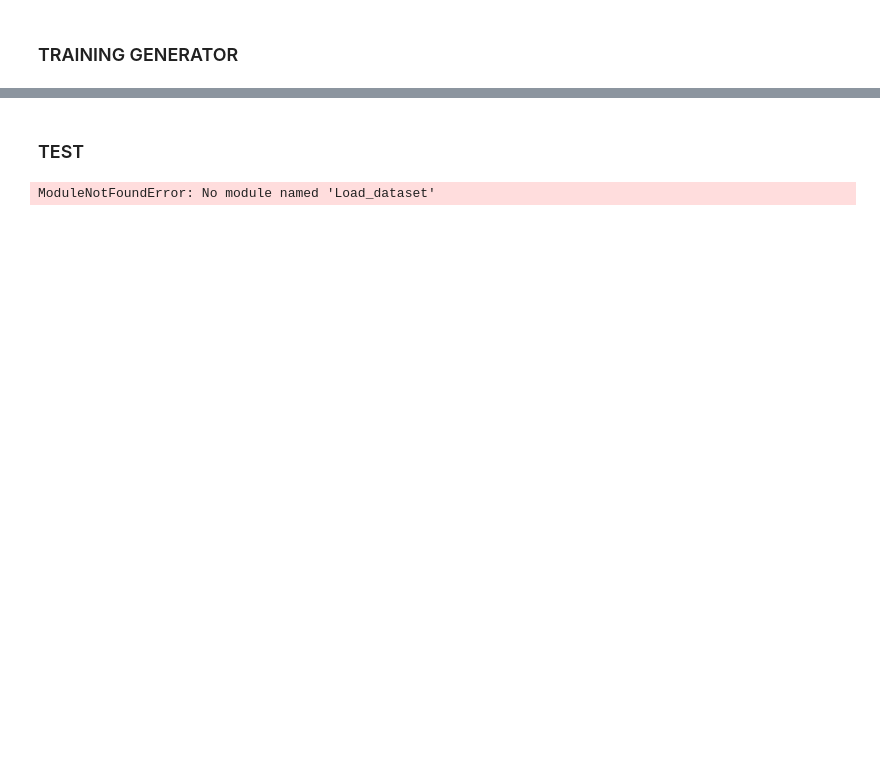
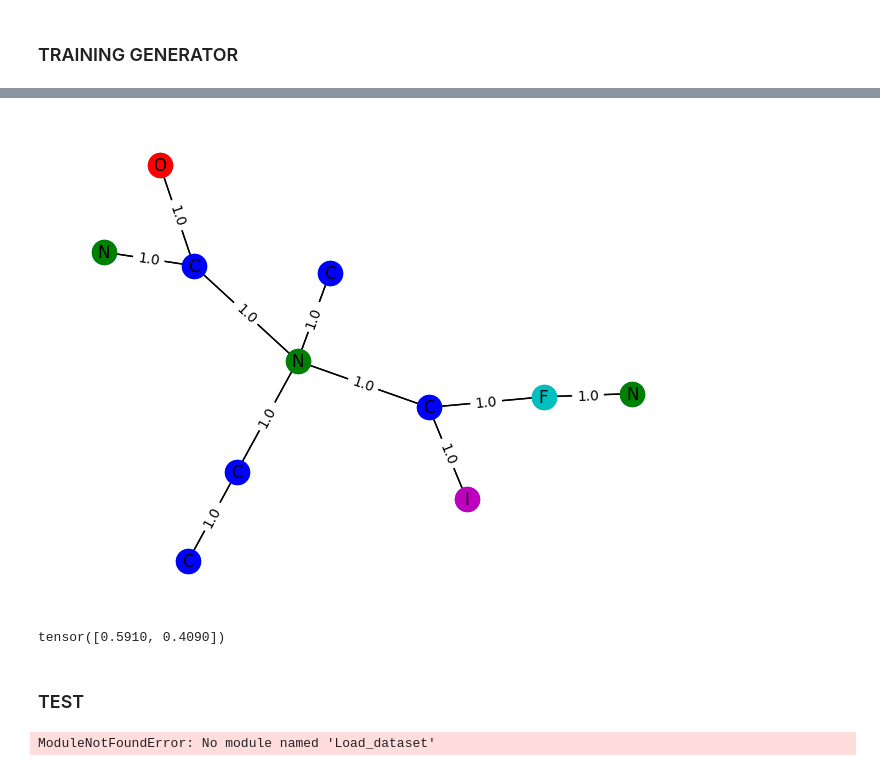
Before and after one commit to alessioborgi/XGNN_GraphGenRL, a Jupyter notebook: X_GNN_MUTAG.ipynb, the cells around one changed output, grey strips where cells are left out. Drawn from its saved outputs; the diff is of its cells as text; code cells hidden in the pictures; blank space fills up the shorter version.

```diff
--- a/X_GNN_MUTAG.ipynb
+++ b/X_GNN_MUTAG.ipynb
@@ -879,7 +879,6 @@ class Generator(nn.Module):
 
         ## pt,start=Softmax(MLPs(X))
         p_start = self.mlp1(x)
-        p_start = p_start.masked_fill(G['mask_start'].unsqueeze(1), -1e9)
         p_start = F.log_softmax(p_start, dim=0)
-        a_start_idx = torch.argmax(p_start)
+        a_start_idx = torch.argmin(p_start.masked_fill(G['mask_start'].unsqueeze(1), +1))
 
@@ -895,10 +894,8 @@ class Generator(nn.Module):
         mask_end[a_start_idx] = True
 
         p_end = self.mlp2(x)
-        p_end = p_end.masked_fill(mask_end.unsqueeze(1), -1e9)
         p_end = F.log_softmax(p_end, dim=0)
-        a_end_idx = torch.argmax(p_end)
-
+        a_end_idx = torch.argmin(p_end.masked_fill(mask_end.unsqueeze(1), +1))
         # Return new G
         # If a_end_idx is not masked, the node exists in the graph, no new node added
         if G['mask_start'][a_end_idx] == False:
@@ -965,9 +962,7 @@ class Generator(nn.Module):
         """
         For mutag, node degrees cannot exceed valency
         """
-        idx = 0
-
-        for d in G_t_1['degrees']:
+        for idx, d in enumerate(G_t_1['degrees']):
             if d != 0:
                 node_id = torch.argmax(G_t_1['feat'][idx])  # Eg. [0, 1, 0, 0] -> 1 (the index)
                 node = self.candidate_set[node_id]  # Eg ['C.4', 'F.2', 'Br.7'][1] = 'F.2'
@@ -991,7 +986,7 @@ class Generator(nn.Module):
         where loss = -Rt*(Lce_start + Lce_end)
         """
 
-        Lce_start = F.nll_loss(torch.reshape(p_start, (1, 36)), a_start.unsqueeze(0)) # nll since we have already computed softmax
+        Lce_start = F.nll_loss(torch.reshape(p_start, (1, 36)), a_start.unsqueeze(0)) # nll since we have already computed log_softmax
         Lce_end = F.nll_loss(torch.reshape(p_end, (1, 36)), a_end.unsqueeze(0))
 
         return Rt * (Lce_start + Lce_end) # ???? original was -Rt * (Lce_start + Lce_end), with minus sign
@@ -1189,3 +1085,35 @@ tensor([0.5182, 0.4818])
+# %%
+# Function to generate a graph after training is complete
+def generate_graph(generator, max_gen_step=15):
+    """
+    Generate a graph using the trained generator.
+
+    :param generator: An instance of the trained Generator class
+    :param max_gen_step: Maximum number of steps for generating the graph.
+    :return: Generated graph G
+    """
+    # Reset graph to start from a single node
+    generator.reset_graph()
+    max_nodes = 4
+
+    G = copy.deepcopy(generator.G)
+
+    for step in range(max_gen_step):
+        # Generate next step in the graph (Gt -> Gt+1)
+        _, _, _, _, G = generator.forward(G)
+
+        # Stop if the number of nodes exceeds max_gen_step
+        if G['num_nodes'] > max_nodes:
+            break
+
+    return G
+# %%
+to_display = generate_graph(g)
+display_graph(to_display)
+print(g.model(to_display['feat'], to_display['adj']))
+# %% [output]
+[figure, added]
+tensor([0.5910, 0.4090])
 # %% [markdown]
 ### TEST
 # %%
```
Also changed, not shown: parts of 6 cells of this notebook.
